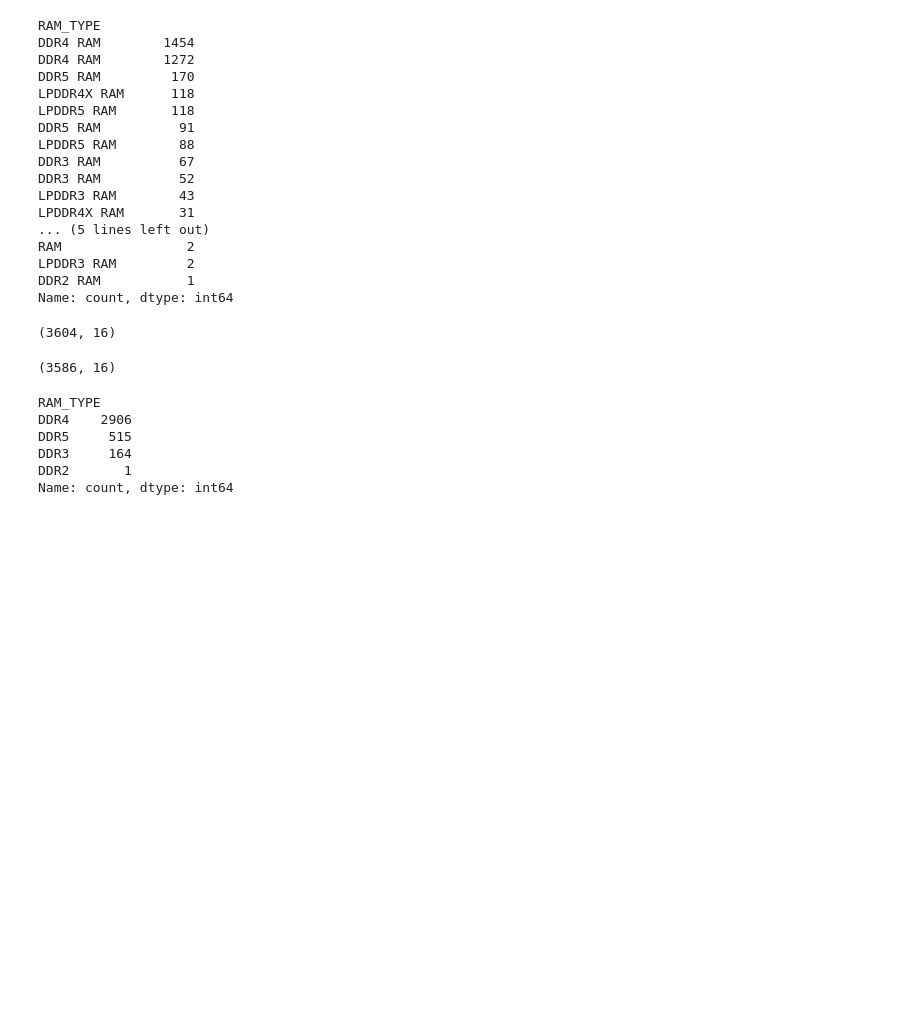
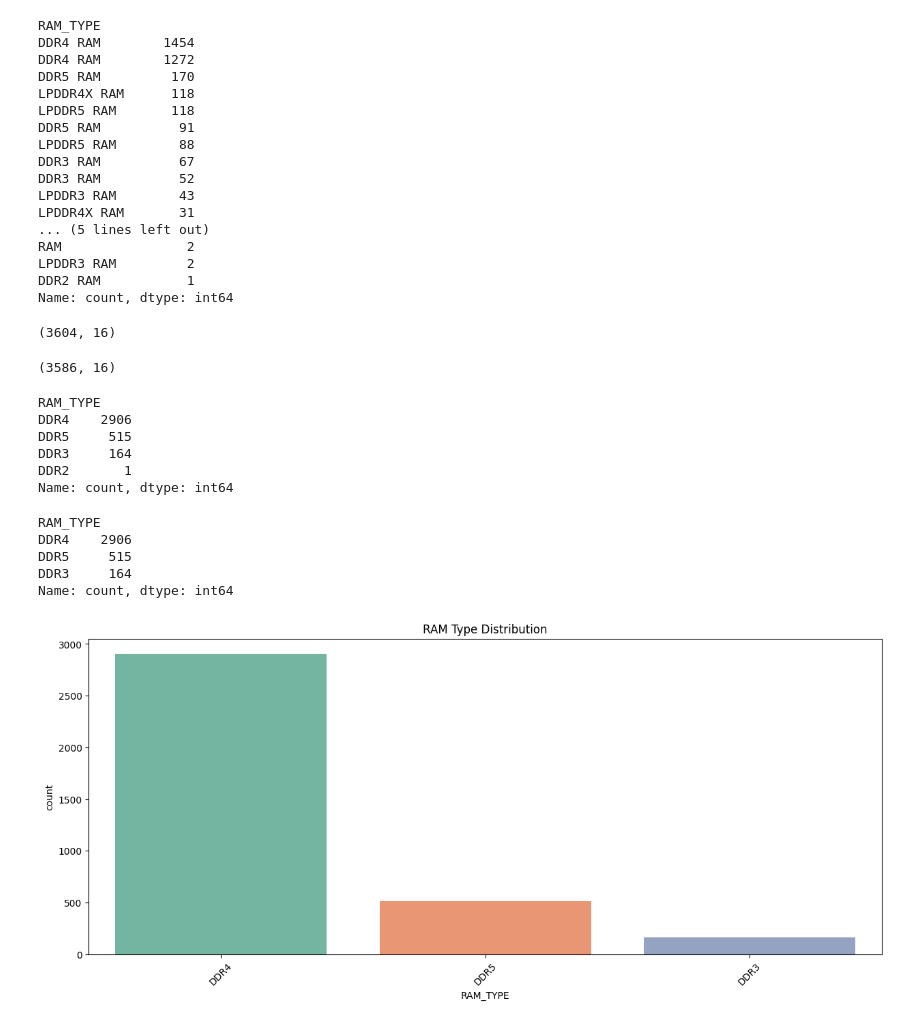
Before and after one commit to Dunith2002/Laptop_Price_Predictor, a Jupyter notebook: notebooks/FC211022_Dunith/data_cleaning.ipynb, the cells around one changed output. Drawn from its saved outputs; the diff is of its cells as text; code cells hidden in the pictures; blank space fills up the shorter version.

Commit message:
data clean update
update miss part

```diff
--- a/notebooks/FC211022_Dunith/data_cleaning.ipynb
+++ b/notebooks/FC211022_Dunith/data_cleaning.ipynb
@@ -495,3 +495,20 @@ DDR5     515
 DDR3     164
 DDR2       1
 Name: count, dtype: int64
+# %%
+df = df[df['RAM_TYPE'] != 'DDR2']
+df['RAM_TYPE'].value_counts()
+# %% [output]
+RAM_TYPE
+DDR4    2906
+DDR5     515
+DDR3     164
+Name: count, dtype: int64
+# %%
+plt.figure(figsize=(15, 6))
+sns.countplot(data=df, x='RAM_TYPE', hue='RAM_TYPE', palette='Set2')
+plt.xticks(rotation=45)
+plt.title("RAM Type Distribution")
+plt.show()
+# %% [output]
+[figure, added]
```
